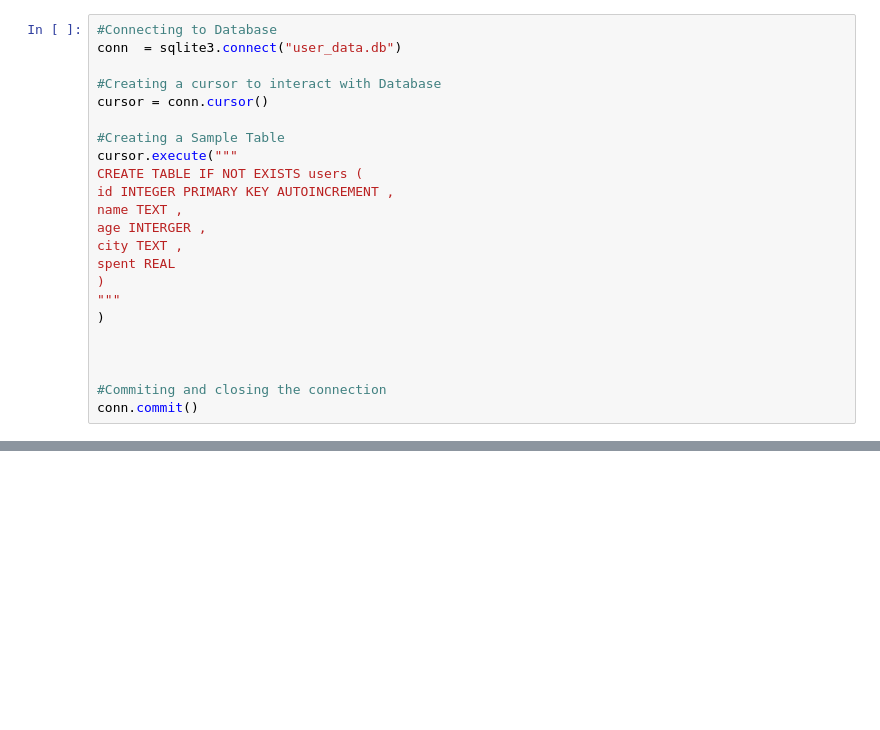
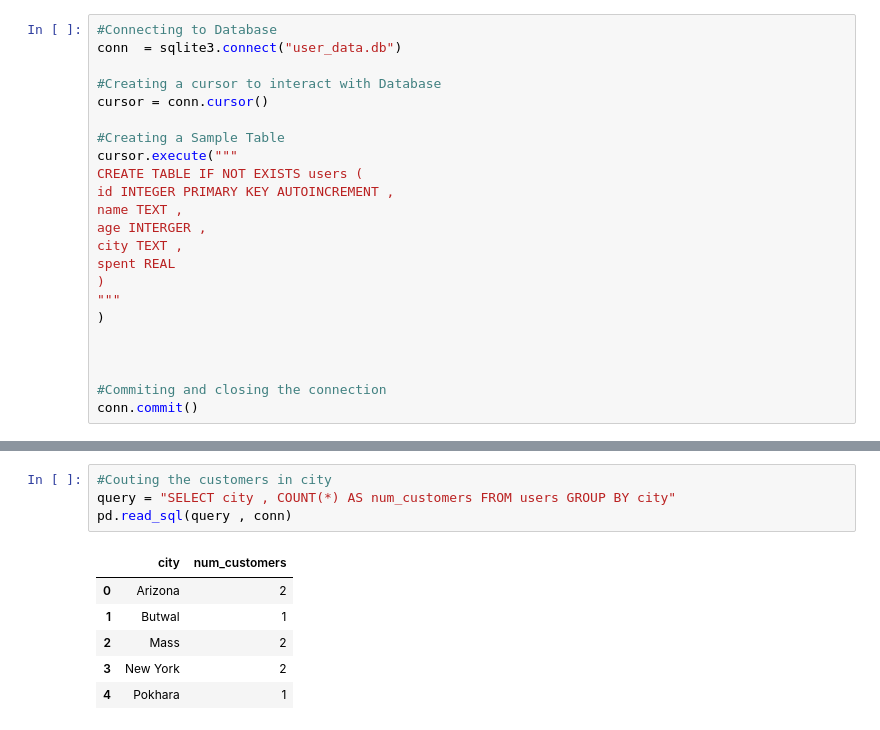
Before and after one commit to sakshyambanjade/SQLite-with-Python, a Jupyter notebook: SQLwithPY.ipynb, the cells around one changed output, grey strips where cells are left out. Cells and saved outputs as stored; diff of their text form; blank space fills up the shorter version.

```diff
--- a/SQLwithPY.ipynb
+++ b/SQLwithPY.ipynb
@@ -54,0 +94,11 @@ conn.close()
+# %%
+#Couting the customers in city
+query = "SELECT city , COUNT(*) AS num_customers FROM users GROUP BY city"
+pd.read_sql(query , conn)
+# %% [output]
+|  | city | num_customers |
+| 0 | Arizona | 2 |
+| 1 | Butwal | 1 |
+| 2 | Mass | 2 |
+| 3 | New York | 2 |
+| 4 | Pokhara | 1 |
```
Also changed, not shown: parts of 13 cells of this notebook, 2 other files.
